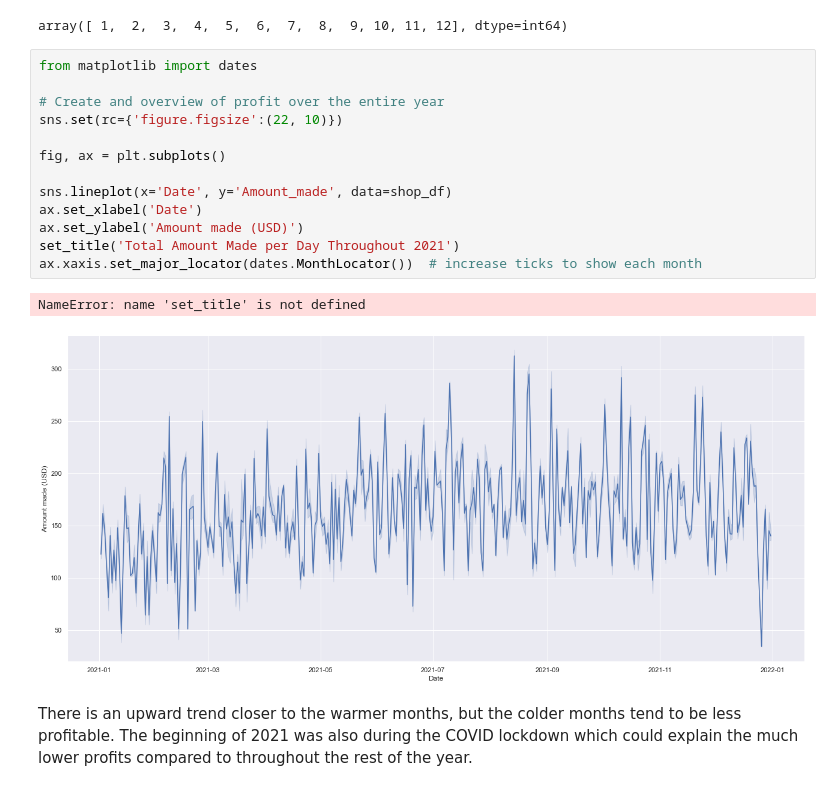
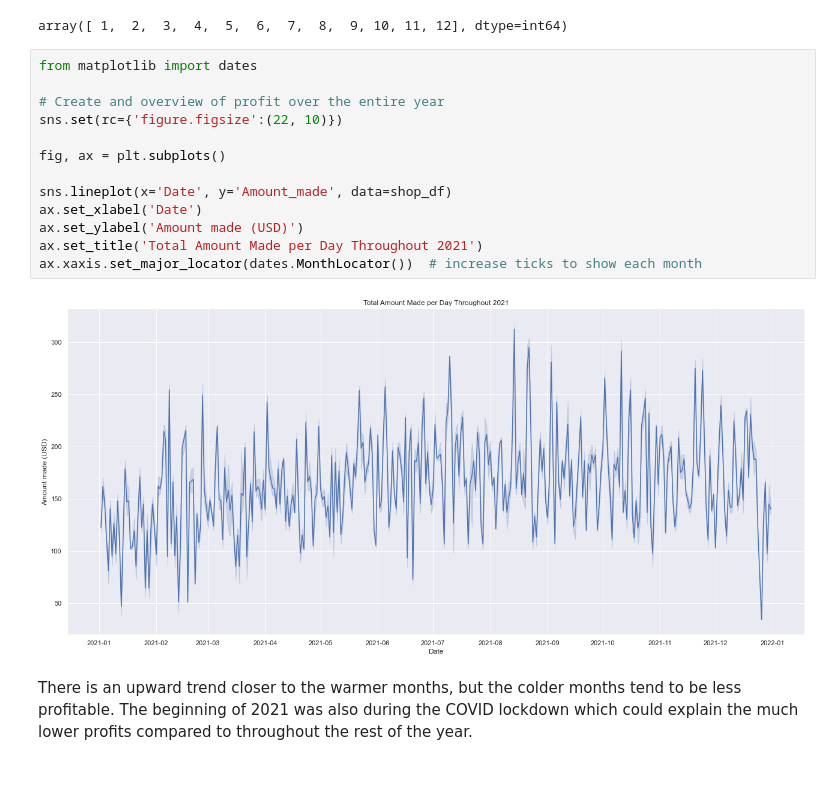
Before and after one commit to cnguyen513/shop_analysis, a Jupyter notebook: shop2021_analysis.ipynb, the cells around one changed output. Cells and saved outputs as stored; diff of their text form.

Commit message:
edited line to include ax.set_title

```diff
--- a/shop2021_analysis.ipynb
+++ b/shop2021_analysis.ipynb
@@ -331,19 +331,18 @@ array([ 1,  2,  3,  4,  5,  6,  7,  8,  9, 10, 11, 12], dtype=int64)
 # %%
 from matplotlib import dates
 
 # Create and overview of profit over the entire year
 sns.set(rc={'figure.figsize':(22, 10)})
 
 fig, ax = plt.subplots()
 
 sns.lineplot(x='Date', y='Amount_made', data=shop_df)
 ax.set_xlabel('Date')
 ax.set_ylabel('Amount made (USD)')
-set_title('Total Amount Made per Day Throughout 2021')
+ax.set_title('Total Amount Made per Day Throughout 2021')
 ax.xaxis.set_major_locator(dates.MonthLocator())  # increase ticks to show each month
 # %% [output]
-NameError: name 'set_title' is not defined
-[figure, old version]
+[figure, new version]
 # %% [markdown]
 There is an upward trend closer to the warmer months, but the colder months tend to be less profitable. The beginning of 2021 was also during the COVID lockdown which could explain the much lower profits compared to throughout the rest of the year.
 # %%
```
